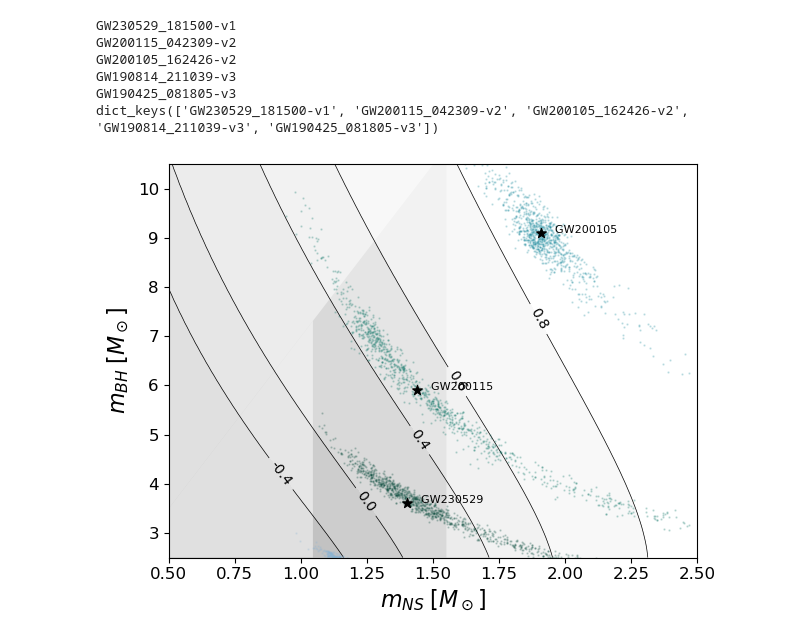
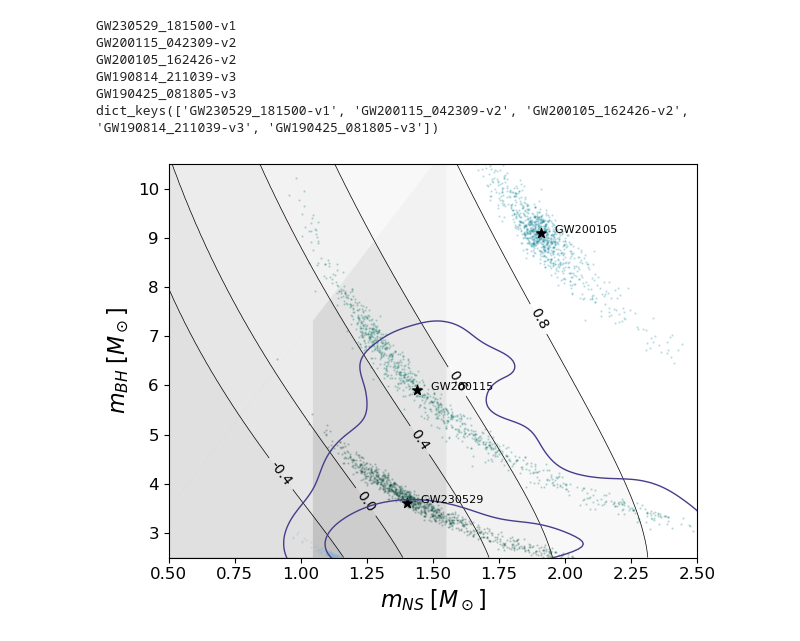
Before and after one commit to landryp/em-dash, a Jupyter notebook: nsbh-remnant.ipynb, the cells around one changed output. Saved outputs shown, nothing was run; the diff lists cells and outputs as text; code cells hidden in the pictures.

```diff
--- a/nsbh-remnant.ipynb
+++ b/nsbh-remnant.ipynb
@@ -160,26 +162,62 @@ GW200105_162426-v2
 GW190814_211039-v3
 GW190425_081805-v3
 dict_keys(['GW230529_181500-v1', 'GW200115_042309-v2', 'GW200105_162426-v2', 'GW190814_211039-v3', 'GW190425_081805-v3'])
+# %%
+# get gwtc-3 nsbh mass distribution
+
+POP_PATH_WEB = 'https://zenodo.org/records/5655785/files/GWTC-3-population-data.tar.gz?download=1'
+POP_PATH_LOCAL = 'etc/gwtc3_population_data.tar.gz'
+PDB_PATH_LOCAL = 'etc/GWTC-3-population-data/analyses/PowerlawDipBreak/O1O2O3all_mass_h_iid_mag_iid_tilt_powerlaw_redshift_mass_data.h5'
+
+if not os.path.isfile(PDB_PATH_LOCAL):
+
+    if not os.path.isfile(POP_PATH_LOCAL):
+
+        pop_web = rq.get(POP_PATH_WEB,allow_redirects=True)
+        with open(POP_PATH_LOCAL,'wb') as outfile: outfile.write(pop_web.content)
+
+    with tarfile.open(POP_PATH_LOCAL) as infile: infile.extractall('etc/')
+
+with open(PDB_PATH_LOCAL) as infile: pop_data = h5py.File(PDB_PATH_LOCAL,'r')
+
+pdb_mgrid = np.array(pop_data['lines']['mass'])
+pdb_rate = np.array(pop_data['ppd']).reshape(-1)
+pdb_x,pdb_y = np.meshgrid(pdb_mgrid,pdb_mgrid)
+pdb_x = pdb_x.reshape(-1)
+pdb_y = pdb_y.reshape(-1)
+
+num_pdb = 100000
+pdb_idxs = np.random.choice(len(pdb_rate),num_pdb,True,pdb_rate/np.sum(pdb_rate))
+pdb_m1s = pdb_x[pdb_idxs]
+pdb_m2s = pdb_y[pdb_idxs]
+
+idxs1 = np.where((pdb_m1s >= mBHgrid[0]) & (pdb_m1s <= mBHgrid[1]))
+idxs2 = np.where(pdb_m2s <= mNSgrid[1])
+pdb_idxs = list(set(list(idxs1[0])).intersection(list(idxs2[0])))
+pdb_m1s = pdb_m1s[pdb_idxs]
+pdb_m2s = pdb_m2s[pdb_idxs]
 # %%
 # make contour plot
 
 NUM_SCATTER = 1000
 COLORS = cm.get_cmap('PuBuGn_r',len(ns_events_keys)+3)
 
 plt.figure()
 
 remnant_mass_contour_plot(mBHgrid,mNSgrid,chiBHs,RNS,F_threshold,mBHrange=mBH_range,mNSrange=mNS_range,qrange=q_range,model=fhn.F_remnant)
 
 for i,event in enumerate(pe_samples.keys()):
 
     plt.scatter(ns_events[event]['m2'],ns_events[event]['m1'],marker='*',s=50,c='k',zorder=2)
     plt.annotate('    '+ns_events[event]['name'].split('_')[0],(ns_events[event]['m2'],ns_events[event]['m1']),fontsize=8)
 
     idxs = np.random.choice(range(len(pe_samples[event]['m1'])),NUM_SCATTER)
     plt.scatter(pe_samples[event]['m2'][idxs],pe_samples[event]['m1'][idxs],marker='.',s=2,c=COLORS(i),alpha=0.2,zorder=1)
 
+sns.kdeplot(x=pdb_m2s,y=pdb_m1s,levels=[0.1,0.5],color='darkslateblue',linewidths=1)
+
 plt.tight_layout()
 plt.show()
 # %% [output]
-[figure, old version]
+[figure, new version]
 # %%
```
Also changed, not shown: parts of 2 cells of this notebook.
